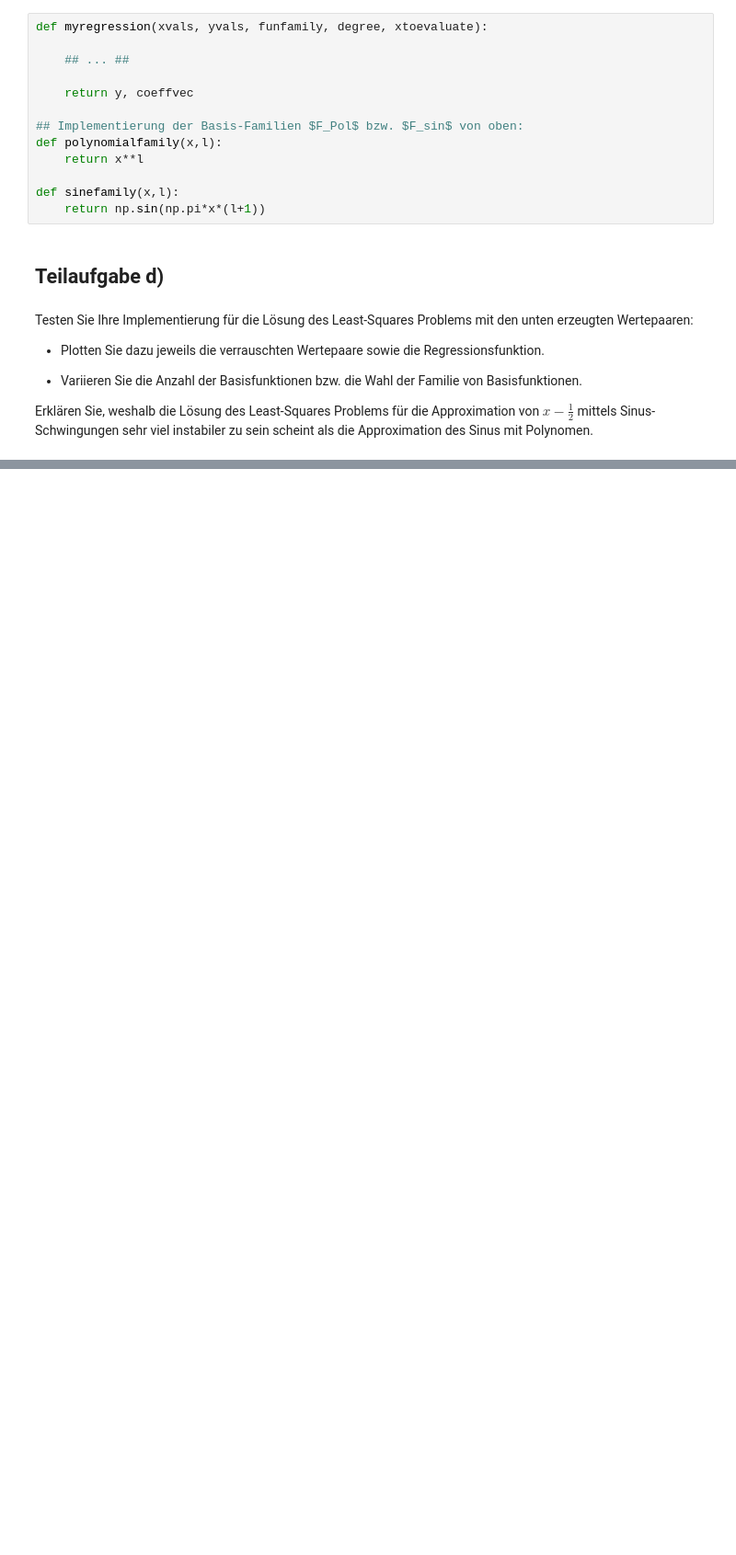
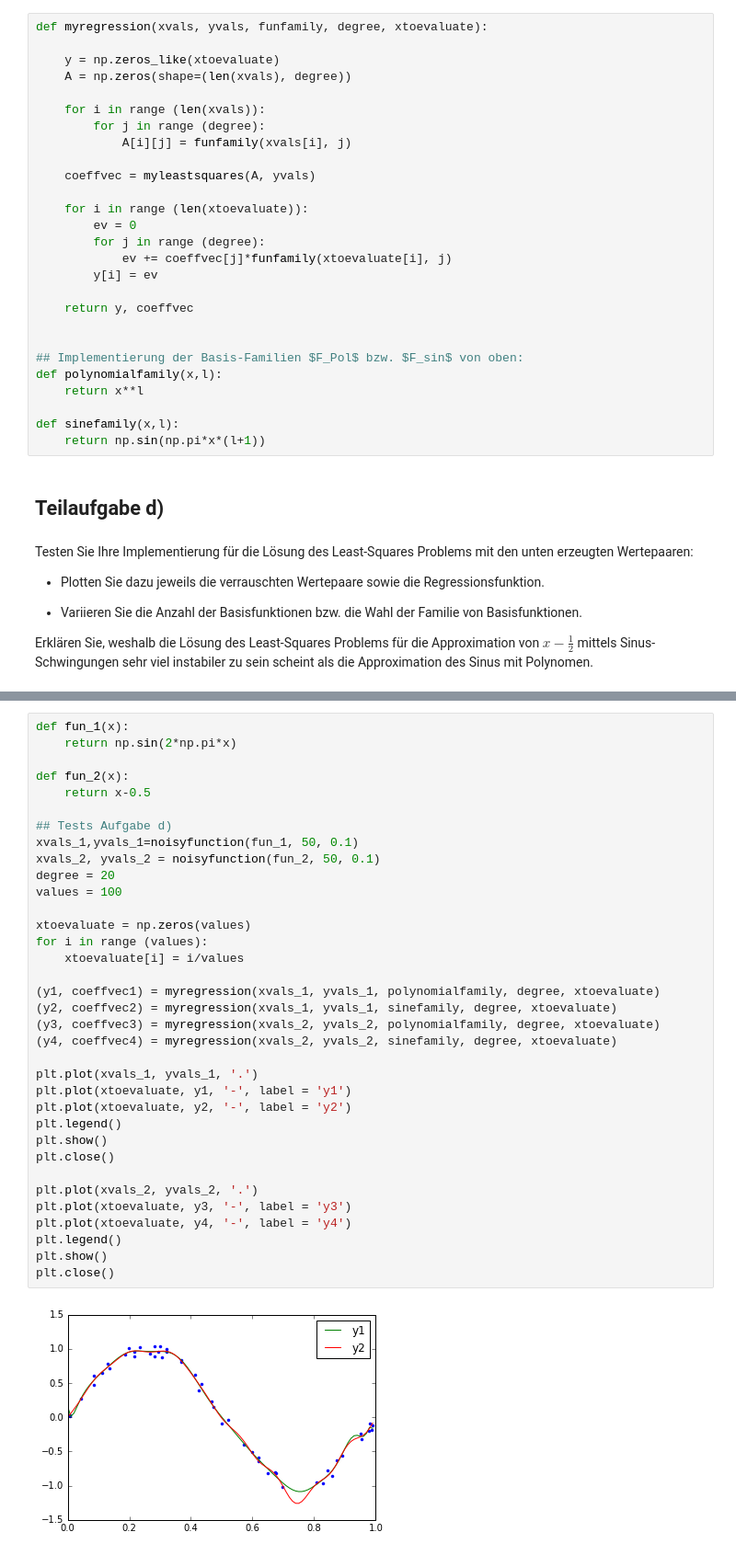
Before and after one commit to RGiga4/Numerik-101, a Jupyter notebook: Aufgabe1.ipynb, the cells around one changed output, grey strips where cells are left out. Shown at 92% size. Cells and saved outputs as stored; diff of their text form; blank space fills up the shorter version.

```diff
--- a/Aufgabe1.ipynb
+++ b/Aufgabe1.ipynb
@@ -240,9 +182,23 @@ Ausgegeben werden soll der Koeffizientenvektor coeffvec sowie die Auswertung y d
 # %%
 def myregression(xvals, yvals, funfamily, degree, xtoevaluate):
 
-    ## ... ##
+    y = np.zeros_like(xtoevaluate)
+    A = np.zeros(shape=(len(xvals), degree))
+
+    for i in range (len(xvals)):
+        for j in range (degree):
+            A[i][j] = funfamily(xvals[i], j)
+
+    coeffvec = myleastsquares(A, yvals)
+
+    for i in range (len(xtoevaluate)):
+        ev = 0
+        for j in range (degree):
+            ev += coeffvec[j]*funfamily(xtoevaluate[i], j)
+        y[i] = ev
 
     return y, coeffvec
+
 
 ## Implementierung der Basis-Familien $F_Pol$ bzw. $F_sin$ von oben:
 def polynomialfamily(x,l):
@@ -272,0 +219,37 @@ xvals_2, yvals_2 = noisyfunction(fun_2, 50, 0.1)
+# %%
+def fun_1(x):
+    return np.sin(2*np.pi*x)
+
+def fun_2(x):
+    return x-0.5
+
+## Tests Aufgabe d)
+xvals_1,yvals_1=noisyfunction(fun_1, 50, 0.1)
+xvals_2, yvals_2 = noisyfunction(fun_2, 50, 0.1)
+degree = 20
+values = 100
+
+xtoevaluate = np.zeros(values)
+for i in range (values):
+    xtoevaluate[i] = i/values
+
+(y1, coeffvec1) = myregression(xvals_1, yvals_1, polynomialfamily, degree, xtoevaluate)
+(y2, coeffvec2) = myregression(xvals_1, yvals_1, sinefamily, degree, xtoevaluate)
+(y3, coeffvec3) = myregression(xvals_2, yvals_2, polynomialfamily, degree, xtoevaluate)
+(y4, coeffvec4) = myregression(xvals_2, yvals_2, sinefamily, degree, xtoevaluate)
+
+plt.plot(xvals_1, yvals_1, '.')
+plt.plot(xtoevaluate, y1, '-', label = 'y1')
+plt.plot(xtoevaluate, y2, '-', label = 'y2')
+plt.legend()
+plt.show()
+plt.close()
+
+plt.plot(xvals_2, yvals_2, '.')
+plt.plot(xtoevaluate, y3, '-', label = 'y3')
+plt.plot(xtoevaluate, y4, '-', label = 'y4')
+plt.legend()
+plt.show()
+plt.close()
+# %% [output]
+[figure, added]
```
Also changed, not shown: parts of 10 cells of this notebook.
